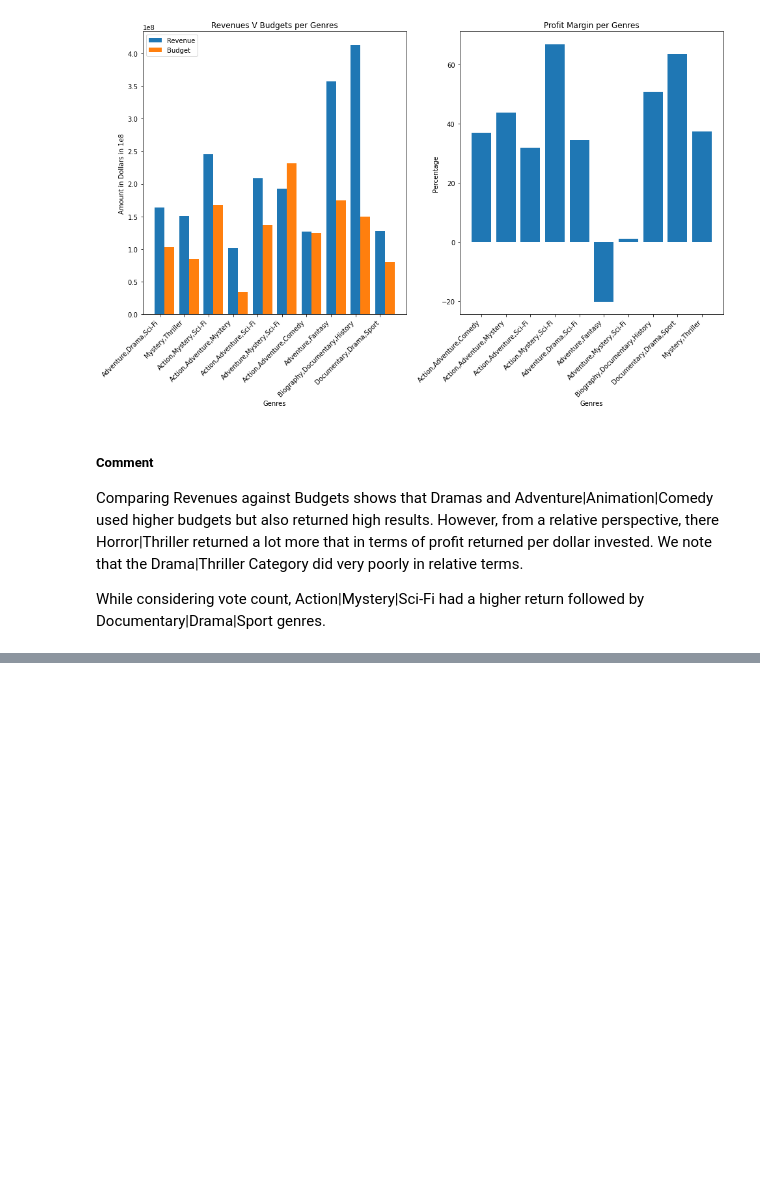
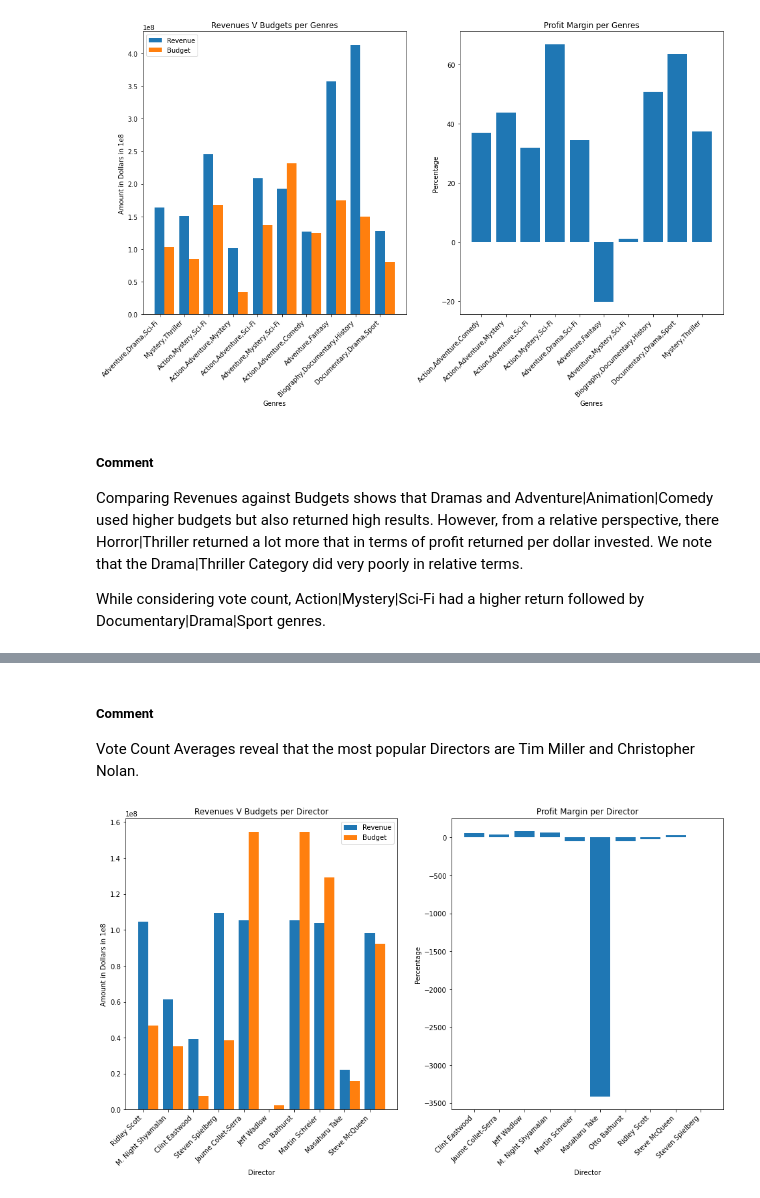
Before and after one commit to ggeorgekkariuki/Microsoft-Movie-Analysis, a Jupyter notebook: student.ipynb, the cells around one changed output, grey strips where cells are left out. Saved outputs shown, nothing was run; the diff lists cells and outputs as text; code cells hidden in the pictures; blank space fills up the shorter version.

```diff
--- a/student.ipynb
+++ b/student.ipynb
@@ -719,0 +755,8 @@ While considering vote count, Action|Mystery|Sci-Fi had a higher return followed
+# %% [markdown]
+##### Comment
+Vote Count Averages reveal that the most popular Directors are Tim Miller and Christopher Nolan.
+# %%
+# Revenues, Budgets and Profit Margins based on the top 10 directors with the most movies
+generate_financials(feature="director")
+# %% [output]
+[figure, added]
```
Also changed, not shown: parts of 8 cells of this notebook.
